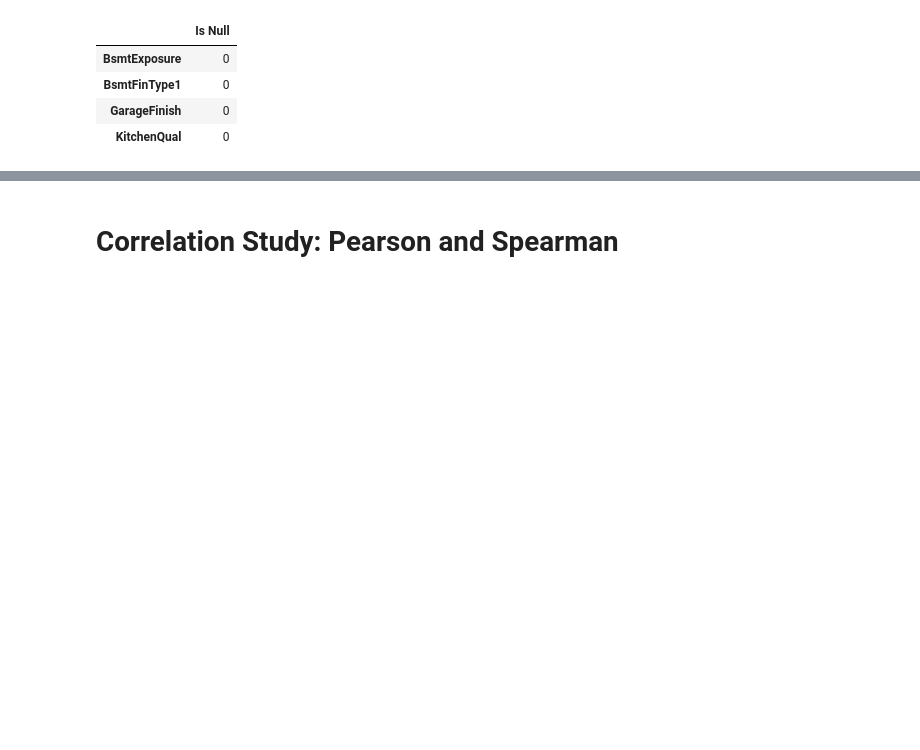
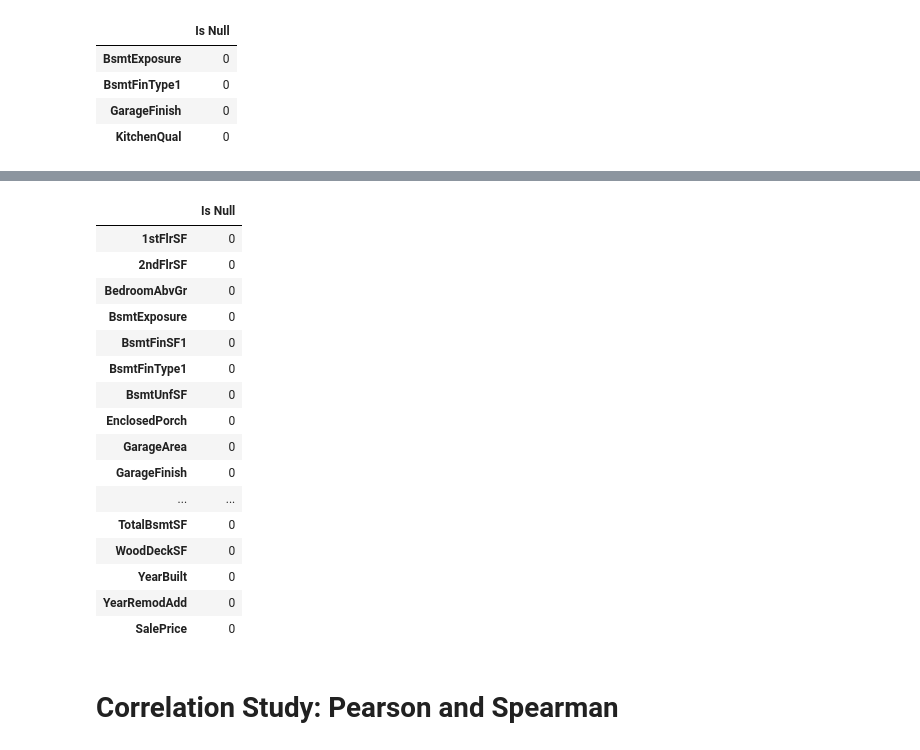
Before and after one commit to ParedesGab/PP5-heritage-housing-issues, a Jupyter notebook: jupyter_notebooks/House Sales Price Study.ipynb, the cells around one changed output, grey strips where cells are left out. Cells and saved outputs as stored; diff of their text form; code cells hidden in the pictures; blank space fills up the shorter version.

```diff
--- a/jupyter_notebooks/House Sales Price Study.ipynb
+++ b/jupyter_notebooks/House Sales Price Study.ipynb
@@ -140,3 +208,31 @@ df_categ_imputed[categorical_variables].isnull().sum().to_frame(name="Is Null")
+# %%
+numerical_variables = df_categ_imputed.select_dtypes(include="number").columns.to_list()
+
+from feature_engine.imputation import MeanMedianImputer
+numerical_imputer = MeanMedianImputer(imputation_method='median',
+                            variables= numerical_variables)
+
+df_categ_and_numb_imputed = numerical_imputer.fit_transform(df_categ_imputed)
+# %%
+df_categ_and_numb_imputed.isnull().sum().to_frame(name="Is Null")
+# %% [output]
+|  | Is Null |
+| 1stFlrSF | 0 |
+| 2ndFlrSF | 0 |
+| BedroomAbvGr | 0 |
+| BsmtExposure | 0 |
+| BsmtFinSF1 | 0 |
+| BsmtFinType1 | 0 |
+| BsmtUnfSF | 0 |
+| EnclosedPorch | 0 |
+| GarageArea | 0 |
+| GarageFinish | 0 |
+| ... | ... |
+| TotalBsmtSF | 0 |
+| WoodDeckSF | 0 |
+| YearBuilt | 0 |
+| YearRemodAdd | 0 |
+| SalePrice | 0 |
 # %% [markdown]
 # Correlation Study: Pearson and Spearman
 # %% [markdown]
```
Also changed, not shown: parts of 8 cells of this notebook, 1 other file.
